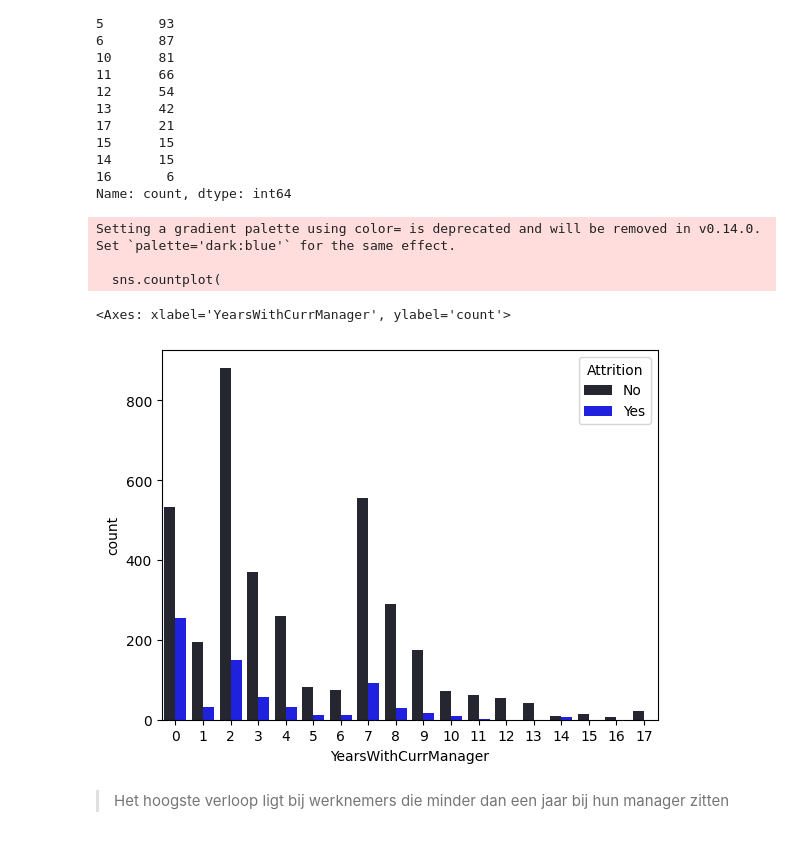
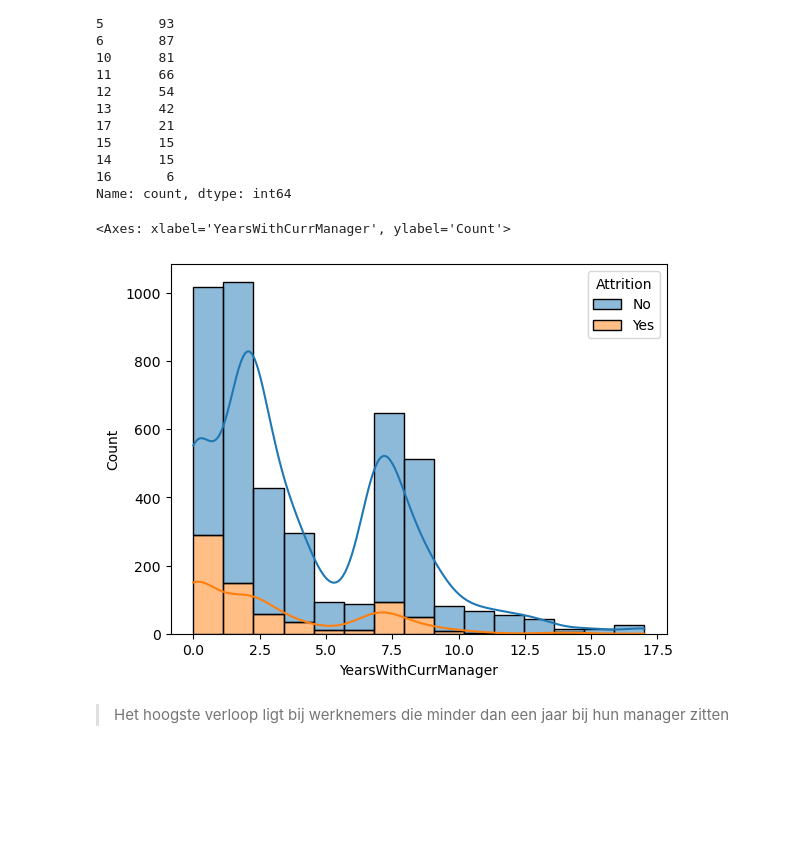
Before and after one commit to SevenNightsDarkCrow/Business_Analytics_I-HR, a Jupyter notebook: Notebooks/Onderzoek.ipynb, the cells around one changed output. Saved outputs shown, nothing was run; the diff lists cells and outputs as text; code cells hidden in the pictures; blank space fills up the shorter version.

```diff
--- a/Notebooks/Onderzoek.ipynb
+++ b/Notebooks/Onderzoek.ipynb
@@ -725,7 +710,7 @@ in_time_long.head()
 # %% [markdown]
 ### Kloktijden transformeren naar "long" format voor out_time
 # %%
-# Transformeer in_time naar long format
+# Transformeer out_time naar long format
 out_time_long = pd.melt(out_time, id_vars=["EmployeeID"], var_name="Date", value_name="Timestamp")
 
 # Zet de Timestamp kolom om naar datetime format
@@ -737,6 +722,9 @@ out_time_long["Time"] = out_time_long["Timestamp"].dt.time
 # Kolom Timestamp verwijderen
 out_time_long.drop("Timestamp", axis=1, inplace=True)
 
+# Subset NaT waarden
+out_time_long_na = out_time_long[out_time_long["Time"].isna()]
+
 # Missende waarden verwijderen in Date en Time kolom
 out_time_long.dropna(subset=["Date", "Time"], inplace=True)
 
@@ -783,6 +773,9 @@ time_data['Time_worked_seconds'] = time_data['Time_worked_seconds'].round()
 # Tijd omzetten naar datetime formaat
 time_data['Time_worked'] = pd.to_datetime(time_data['Time_worked_seconds'], unit='s').dt.time
 
+# Totaal uur berekenen afgerond op twee decimalen
+time_data['Time_worked_hours'] = (time_data['Time_worked_seconds'] / 3600).round().astype('Int64')
+
 # Hulpkolom verwijderen
 time_data.drop('Time_worked_seconds', axis=1, inplace=True)
 
@@ -819,0 +816,9 @@ memory usage: 39.7+ MB
+# %%
+# Tijd data groeperen per werknemer
+time_data_grouped = time_data.groupby("EmployeeID")["Time_worked_hours"].sum().reset_index()
+
+# Gemiddelde gewerkte uren per werknemer, afgerond op twee decimalen
+time_data_grouped["Average_worked_hours"] = (time_data_grouped["Time_worked_hours"] / time_data["Date"].nunique()).round(2).astype('float')
+
+# Resultaat
+time_data_grouped.head()
@@ -819,0 +870,10 @@ memory usage: 39.7+ MB
+# %%
+# Mergen van features
+time_data = pd.merge(
+    time_data_grouped,
+    time_data_grouped_na,
+    on="EmployeeID"
+    )
+
+# Resultaat
+time_data.head()
@@ -1128,18 +1243,17 @@ YearsWithCurrManager
 16       6
 Name: count, dtype: int64
 # %%
-sns.countplot(
-    data=data_subset_cat,
-    x= data_subset_cat["YearsWithCurrManager"],
+sns.histplot(
+    data=data_final_cat,
+    x=data_final_cat["YearsWithCurrManager"],
     hue="Attrition",
-    color="blue"
+    kde=True,
+    bins=15,
+    multiple="stack"
     )
 # %% [output]
-Setting a gradient palette using color= is deprecated and will be removed in v0.14.0. Set `palette='dark:blue'` for the same effect.
-
-  sns.countplot(
+<Axes: xlabel='YearsWithCurrManager', ylabel='Count'>
-<Axes: xlabel='YearsWithCurrManager', ylabel='count'>
-[figure, old version]
+[figure, new version]
 # %% [markdown]
 > Het hoogste verloop ligt bij werknemers die minder dan een jaar bij hun manager zitten
 # %%
```
Also changed, not shown: parts of 59 cells of this notebook.
